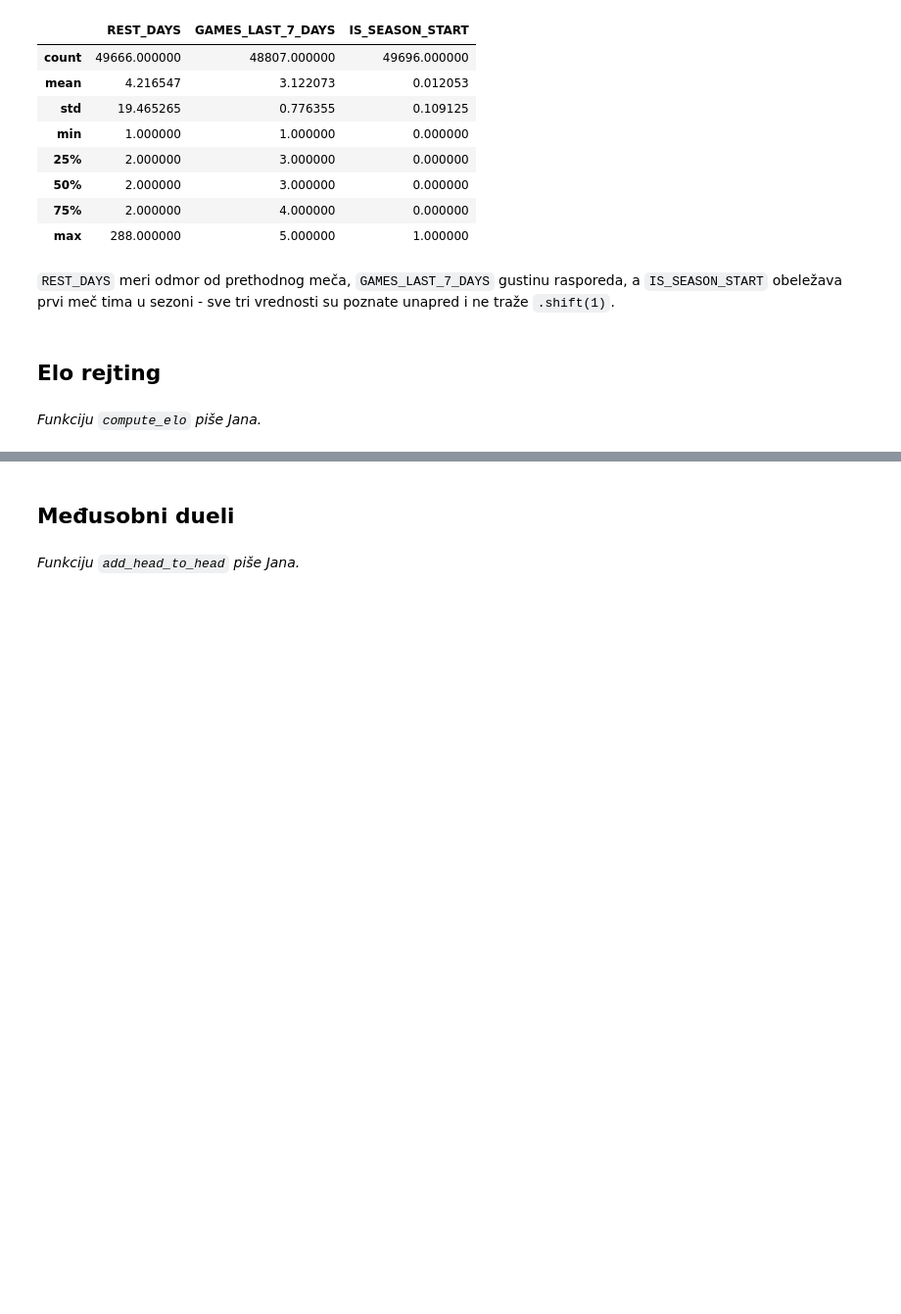
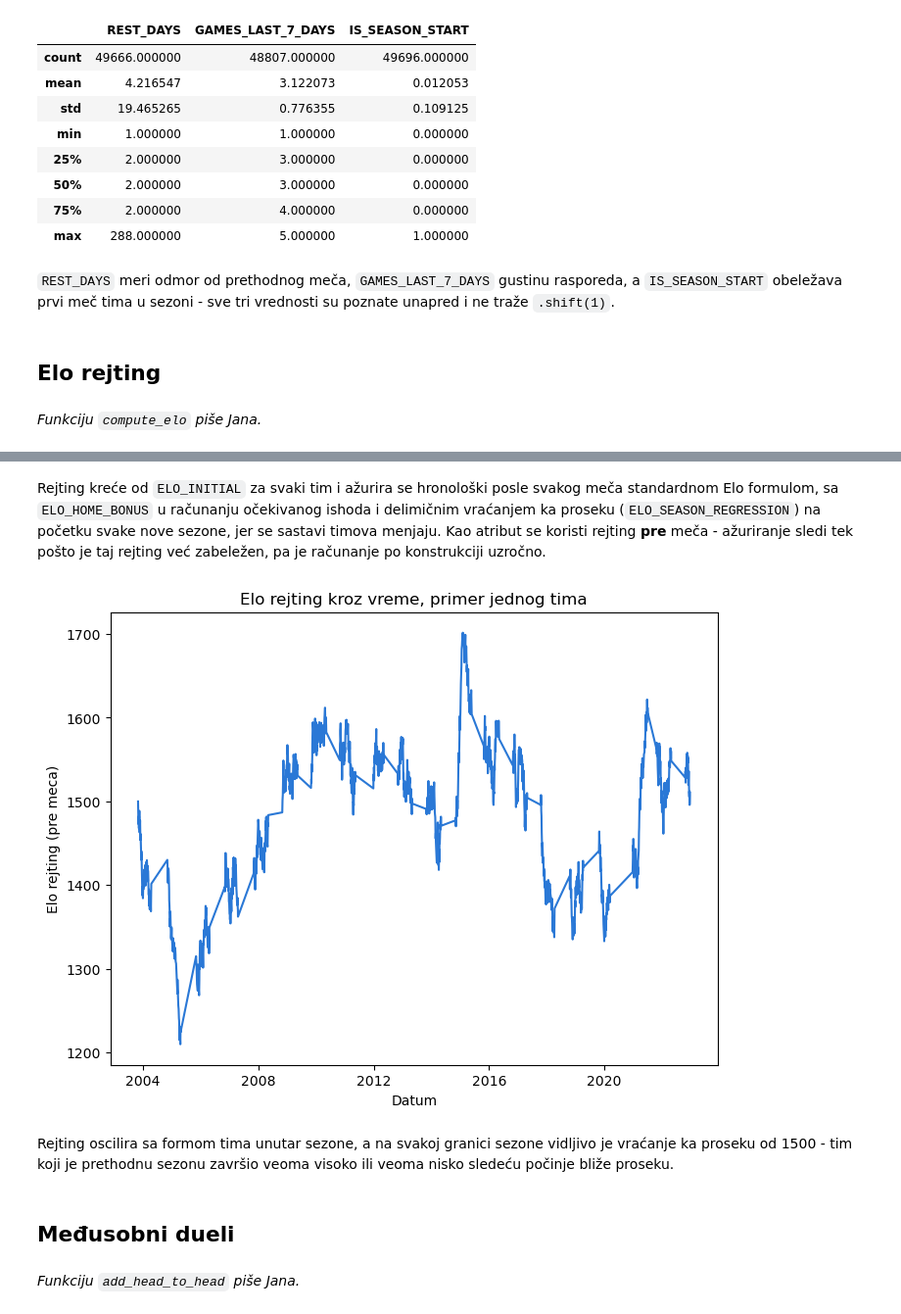
Before and after one commit to janaaas/ML_projekat, a Jupyter notebook: notebooks/02-priprema-podataka-i-atributi.ipynb, the cells around one changed output, grey strips where cells are left out. Shown at 98% size. Drawn from its saved outputs; the diff is of its cells as text; code cells hidden in the pictures; blank space fills up the shorter version.

```diff
--- a/notebooks/02-priprema-podataka-i-atributi.ipynb
+++ b/notebooks/02-priprema-podataka-i-atributi.ipynb
@@ -90,3 +90,6 @@ df_team_view[["REST_DAYS", "GAMES_LAST_7_DAYS", "IS_SEASON_START"]].describe()
 ## Elo rejting
 # %% [markdown]
 *Funkciju `compute_elo` piše Jana.*
+# %%
+df_team_view = features.compute_elo(df_team_view)
+df_team_view["ELO"].describe()
@@ -93,3 +106,18 @@ df_team_view[["REST_DAYS", "GAMES_LAST_7_DAYS", "IS_SEASON_START"]].describe()
+# %% [markdown]
+Rejting kreće od `ELO_INITIAL` za svaki tim i ažurira se hronološki posle svakog meča standardnom Elo formulom, sa `ELO_HOME_BONUS` u računanju očekivanog ishoda i delimičnim vraćanjem ka proseku (`ELO_SEASON_REGRESSION`) na početku svake nove sezone, jer se sastavi timova menjaju. Kao atribut se koristi rejting **pre** meča - ažuriranje sledi tek pošto je taj rejting već zabeležen, pa je računanje po konstrukciji uzročno.
+# %%
+df_example = df_team_view[df_team_view["TEAM_ID"] == example_team]
+
+plotting.new_figure(
+    "Elo rejting kroz vreme, primer jednog tima",
+    "Datum", "Elo rejting (pre meca)",
+)
+plt.plot(df_example["GAME_DATE_EST"], df_example["ELO"], color=plotting.COLOR_HOME)
+plt.show()
+# %% [output]
+[figure, added]
+# %% [markdown]
+Rejting oscilira sa formom tima unutar sezone, a na svakoj granici sezone vidljivo je vraćanje ka proseku od 1500 - tim koji je prethodnu sezonu završio veoma visoko ili veoma nisko sledeću počinje bliže proseku.
 # %% [markdown]
 ## Međusobni dueli
 # %% [markdown]
```
Also changed, not shown: parts of 7 cells of this notebook.
